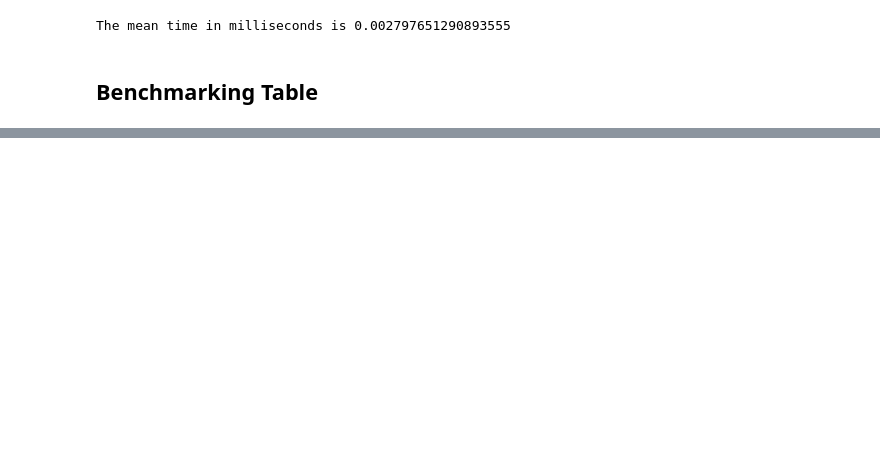
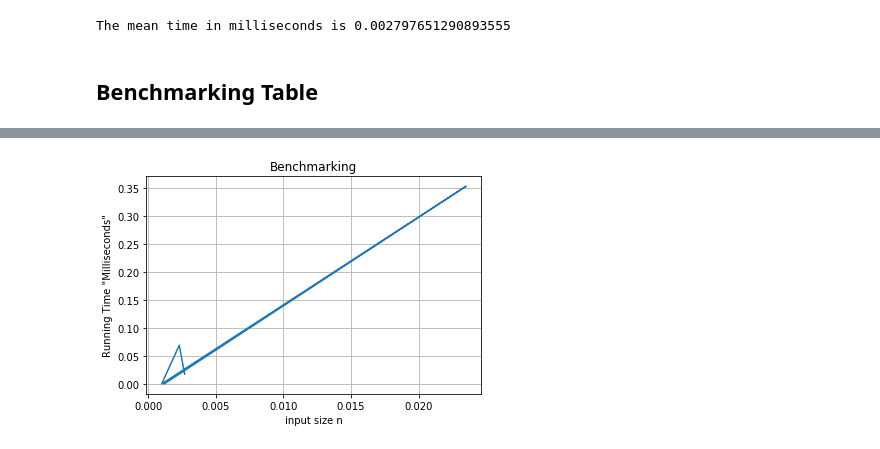
Before and after one commit to tullowhurler/Benchmarking, a Jupyter notebook: Benchmarking Application.ipynb, the cells around one changed output, grey strips where cells are left out. Cells and saved outputs as stored; diff of their text form; code cells hidden in the pictures; blank space fills up the shorter version.

```diff
--- a/Benchmarking Application.ipynb
+++ b/Benchmarking Application.ipynb
@@ -438,0 +495,16 @@ df
+# %%
+import numpy as np
+import matplotlib.pyplot as plt
+import plotly.plotly as py
+import plotly.graph_objs as go
+
+
+plt.plot([0.0012,0.0235,0.0010,0.0023,0.0027], [ 0.0011,0.3531, 0.0009,0.0698,0.0182],)
+plt.xlabel('input size n')
+plt.ylabel('Running Time "Milliseconds"')
+plt.title('Benchmarking')
+plt.grid(True)
+plt.show()
+%matplotlib inline
+# %% [output]
+[figure, added]
```
Also changed, not shown: parts of 13 cells of this notebook.
